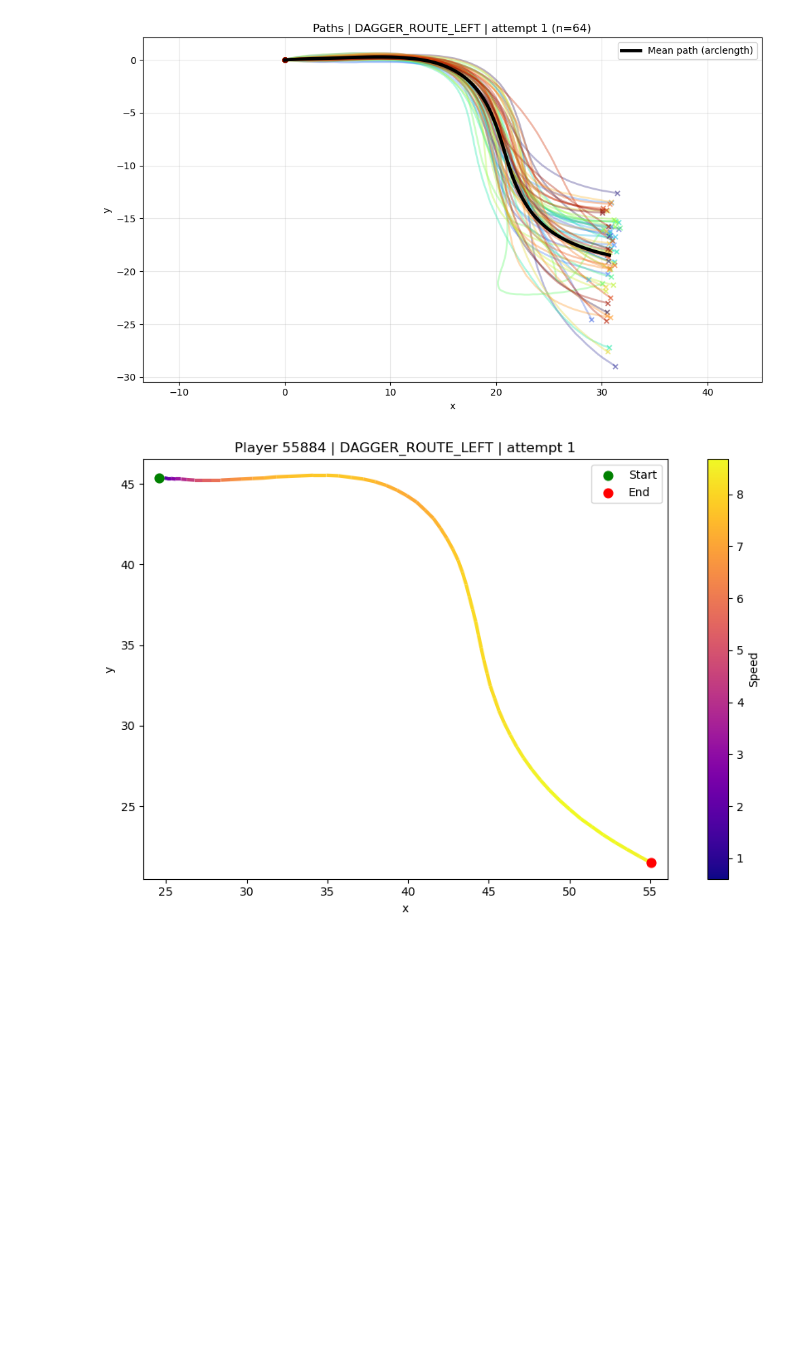
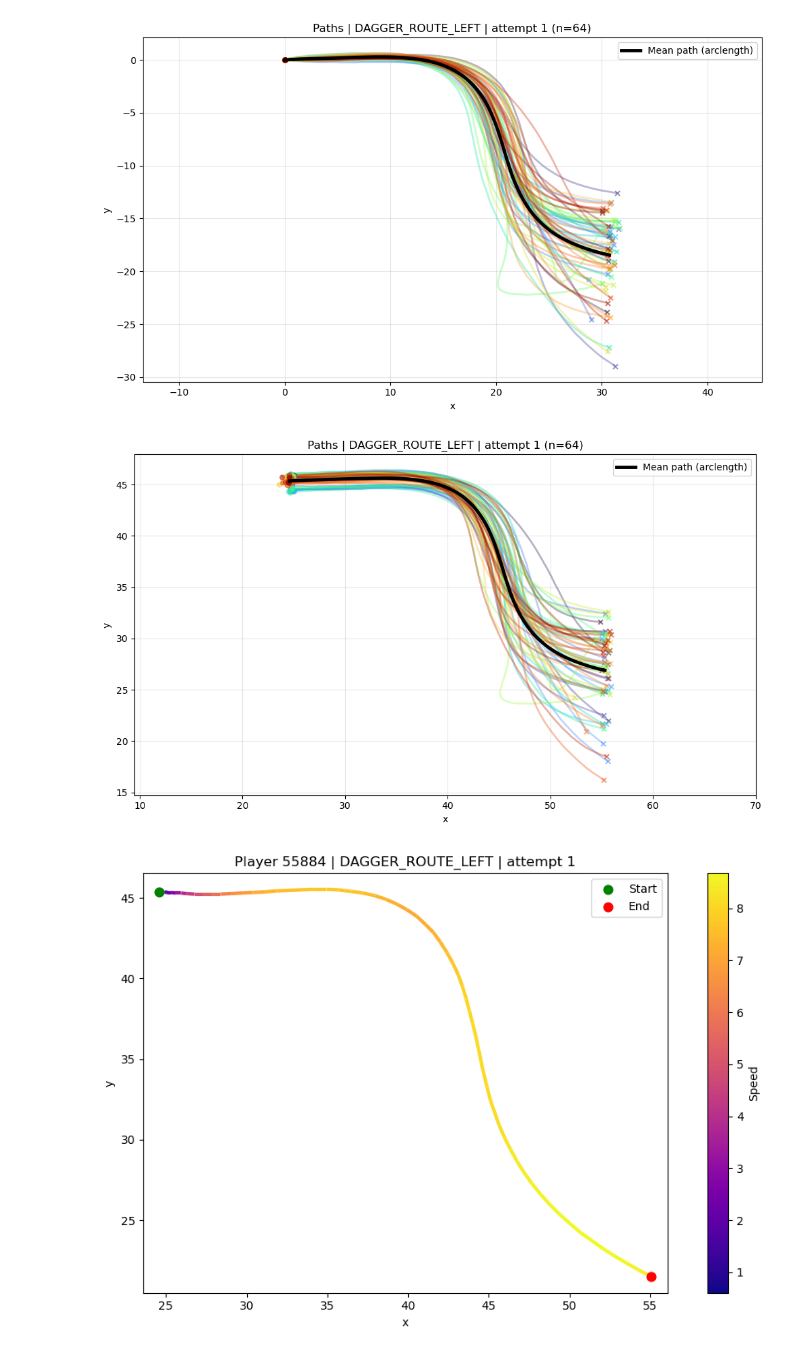
Before and after one commit to gazeng2004/nfl_big_data_project, a Jupyter notebook: notebooks/exploratory_analysis.ipynb, the cells around one changed output. Cells and saved outputs as stored; diff of their text form; code cells hidden in the pictures; blank space fills up the shorter version.

```diff
--- a/notebooks/exploratory_analysis.ipynb
+++ b/notebooks/exploratory_analysis.ipynb
@@ -376,6 +388,10 @@ tracking0.head()
 plot_player_paths_all(tracking0,  "DAGGER_ROUTE_LEFT", 1)
 # %% [output]
 [figure]
+# %%
+plot_player_paths_all(tracking,  "DAGGER_ROUTE_LEFT", 1)
+# %% [output]
+[figure, added]
 # %%
 route_running_plots(tracking, 55884, "DAGGER_ROUTE_LEFT", 1)
 # %% [output]
```
Also changed, not shown: parts of 5 cells of this notebook.
